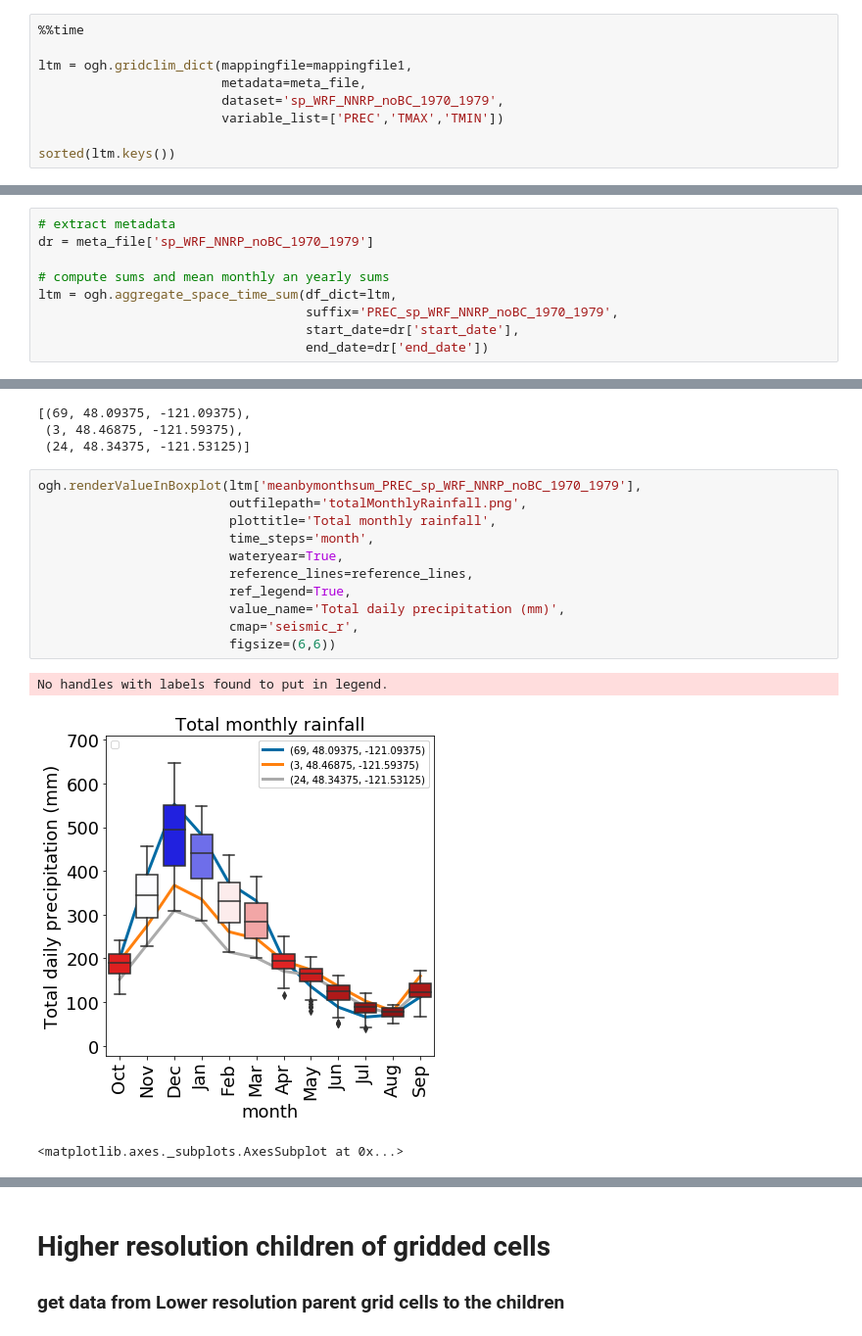
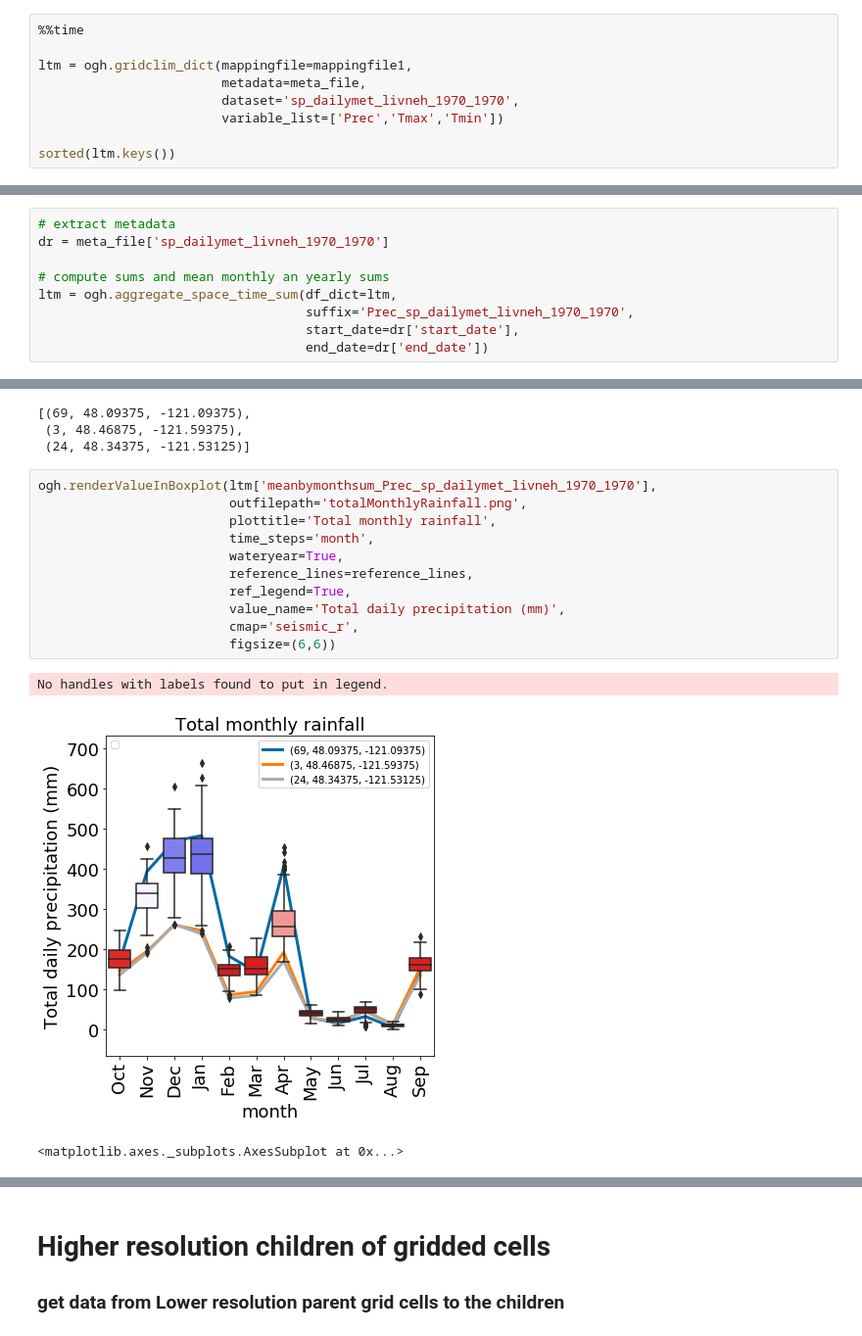
Before and after one commit to Freshwater-Initiative/Observatory, a Jupyter notebook: tutorials/Observatory_usecase7_xmapLandlab.ipynb, the cells around one changed output, grey strips where cells are left out. Shown at 98% size. Saved outputs shown, nothing was run; the diff lists cells and outputs as text.

```diff
--- a/tutorials/Observatory_usecase7_xmapLandlab.ipynb
+++ b/tutorials/Observatory_usecase7_xmapLandlab.ipynb
@@ -295,8 +286,8 @@ t1
 
 ltm = ogh.gridclim_dict(mappingfile=mappingfile1,
                         metadata=meta_file,
-                        dataset='sp_WRF_NNRP_noBC_1970_1979',
-                        variable_list=['PREC','TMAX','TMIN'])
+                        dataset='sp_dailymet_livneh_1970_1970',
+                        variable_list=['Prec','Tmax','Tmin'])
 
 sorted(ltm.keys())
 # %% [output]
@@ -322,11 +313,11 @@ Wall time: 5.39 s
 #### INPUT: daily precipitation for each station from the long-term mean dictionary (ltm) <br/>OUTPUT: Append the computed dataframes and values into the ltm dictionary
 # %%
 # extract metadata
-dr = meta_file['sp_WRF_NNRP_noBC_1970_1979']
+dr = meta_file['sp_dailymet_livneh_1970_1970']
 
 # compute sums and mean monthly an yearly sums
 ltm = ogh.aggregate_space_time_sum(df_dict=ltm,
-                                   suffix='PREC_sp_WRF_NNRP_noBC_1970_1979',
+                                   suffix='Prec_sp_dailymet_livneh_1970_1970',
                                    start_date=dr['start_date'],
                                    end_date=dr['end_date'])
 # %% [output]
@@ -386,18 +377,18 @@ reference_lines
  (3, 48.46875, -121.59375),
  (24, 48.34375, -121.53125)]
 # %%
-ogh.renderValueInBoxplot(ltm['meanbymonthsum_PREC_sp_WRF_NNRP_noBC_1970_1979'],
+ogh.renderValueInBoxplot(ltm['meanbymonthsum_Prec_sp_dailymet_livneh_1970_1970'],
                          outfilepath='totalMonthlyRainfall.png',
                          plottitle='Total monthly rainfall',
                          time_steps='month',
                          wateryear=True,
                          reference_lines=reference_lines,
                          ref_legend=True,
                          value_name='Total daily precipitation (mm)',
                          cmap='seismic_r',
                          figsize=(6,6))
 # %% [output]
 No handles with labels found to put in legend.
-[figure, old version]
+[figure, new version]
 <matplotlib.axes._subplots.AxesSubplot at 0x...>
 # %%
```
Also changed, not shown: parts of 39 cells of this notebook, 4 other files.
